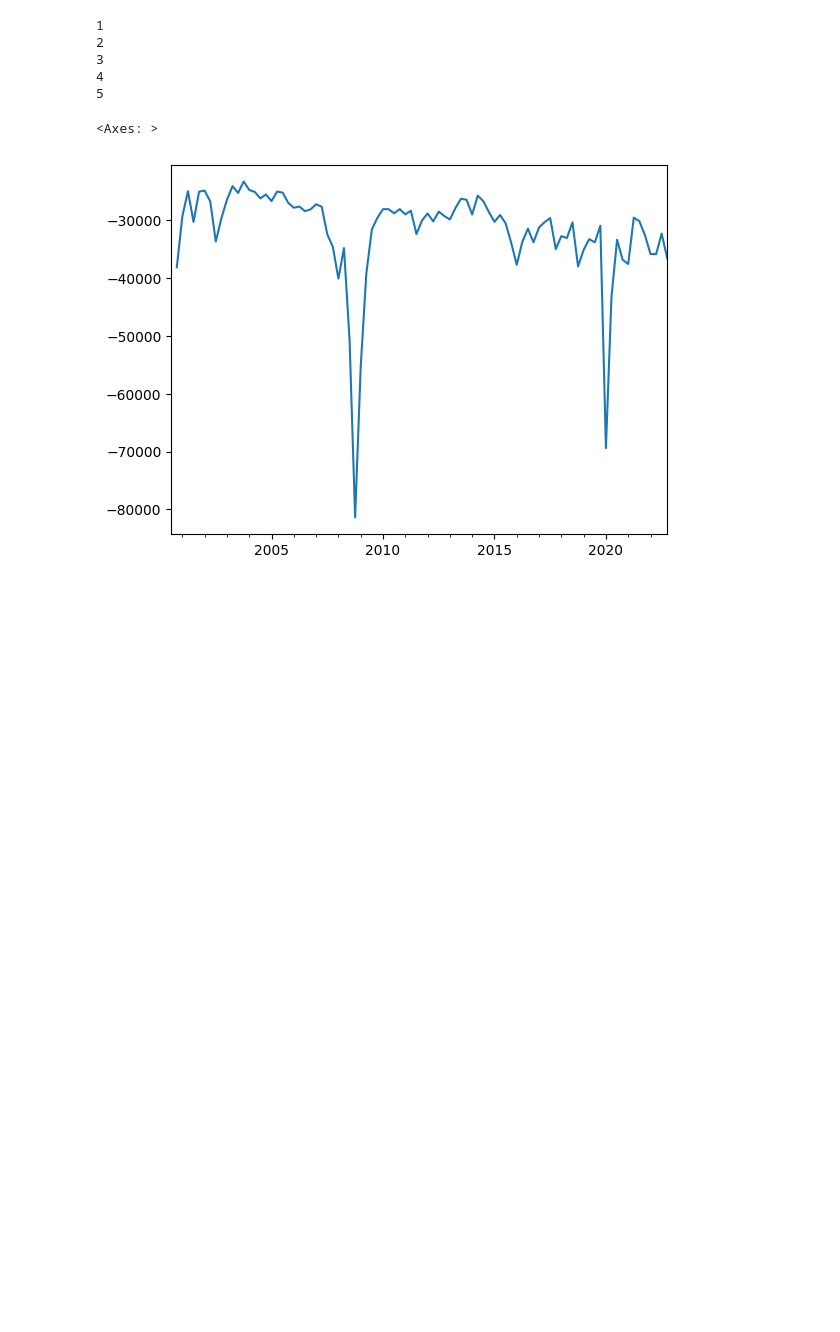
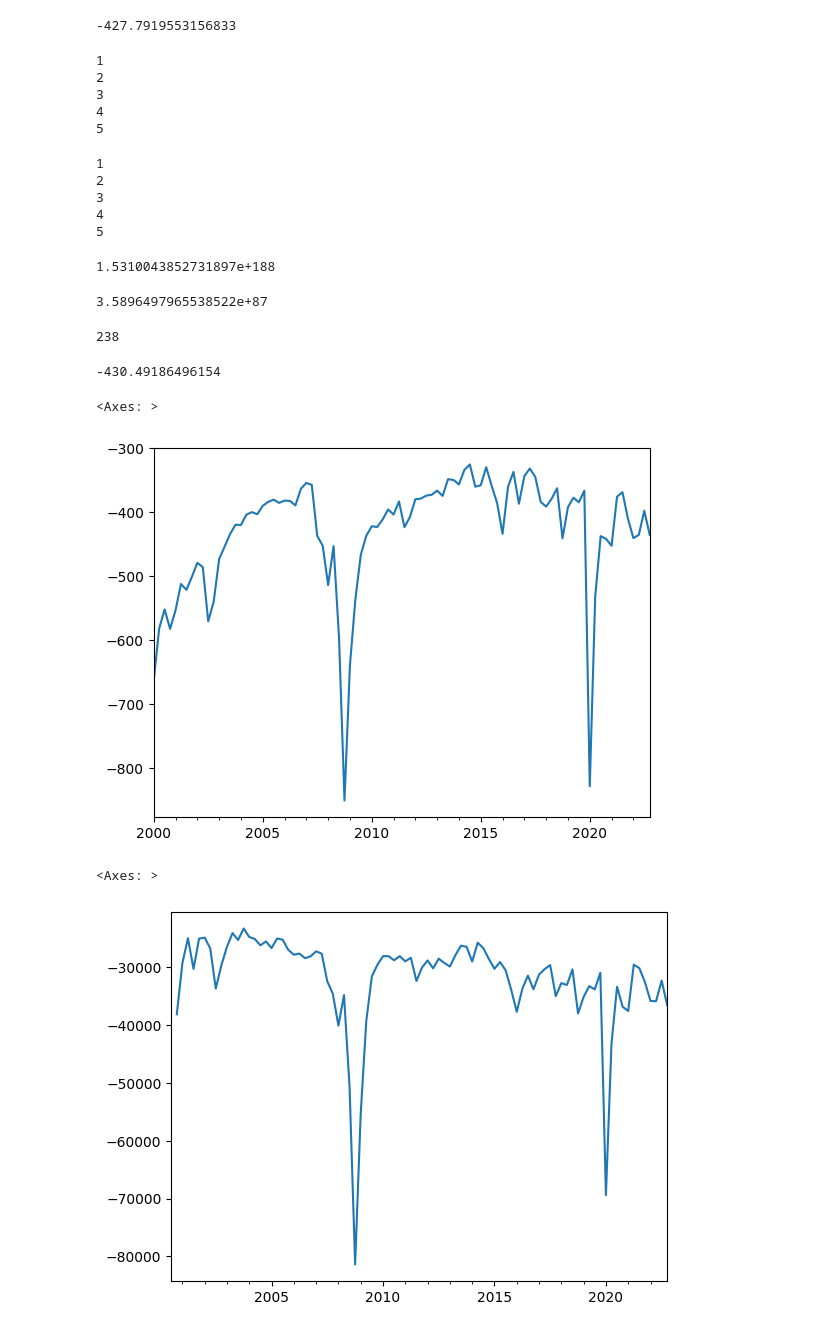
Before and after one commit to cvxgrp/cov_pred_finance, a Jupyter notebook: experiments/extensions/playground.ipynb, the cells around one changed output. Drawn from its saved outputs; the diff is of its cells as text; code cells hidden in the pictures; blank space fills up the shorter version.

```diff
--- a/experiments/extensions/playground.ipynb
+++ b/experiments/extensions/playground.ipynb
@@ -35,3 +211,7 @@ lamda, Q = eigsh(A, k=rank, which='LM')
+# %%
+ll10.resample("Q").mean().plot()
+# %% [output]
+-427.7919553156833
 # %%
 ewmas2 = dict(ewma_low_rank(returns, halflife=250, min_periods=3*2, rank=2))
 print(1)
@@ -50,3 +230,23 @@ ewmas75 = dict(ewma_low_rank(returns, halflife=250, min_periods=3*75, rank=75))
 3
 4
 5
+# %%
+ll2 = log_likelihood_low_rank(returns, ewmas2)
+print(1)
+ll5 = log_likelihood_low_rank(returns, ewmas5)
+print(2)
+ll10 = log_likelihood_low_rank(returns, ewmas10)
+print(3)
+ll20 = log_likelihood_low_rank(returns, ewmas20)
+print(4)
+ll50 = log_likelihood_low_rank(returns, ewmas50)
+print(5)
+ll75 = log_likelihood_low_rank(returns, ewmas75)
+# %% [output]
+1
+2
+3
+4
+5
+# %%
+ewmas10 = dict(ewma_low_rank(returns, halflife=250, min_periods=3*10, rank=10))
@@ -53,3 +259,26 @@ ewmas75 = dict(ewma_low_rank(returns, halflife=250, min_periods=3*75, rank=75))
+# %%
+np.linalg.det(cov)
+# %% [output]
+1.5310043852731897e+188
+# %%
+np.linalg.det(Sigma)
+# %% [output]
+3.5896497965538522e+87
+# %%
+np.linalg.matrix(cov)
+# %% [output]
+238
+# %%
+ll10 = log_likelihood_low_rank(returns, ewmas10)
+# %%
+ll10.mean()
+# %% [output]
+-430.49186496154
+# %%
+ll10.resample("Q").mean().plot()
+# %% [output]
+<Axes: >
+[figure, added]
 # %%
 ll_temp = log_likelihood_regularized(returns, Sigmas)
 # %%
```
Also changed, not shown: parts of 17 cells of this notebook, 2 other files.
